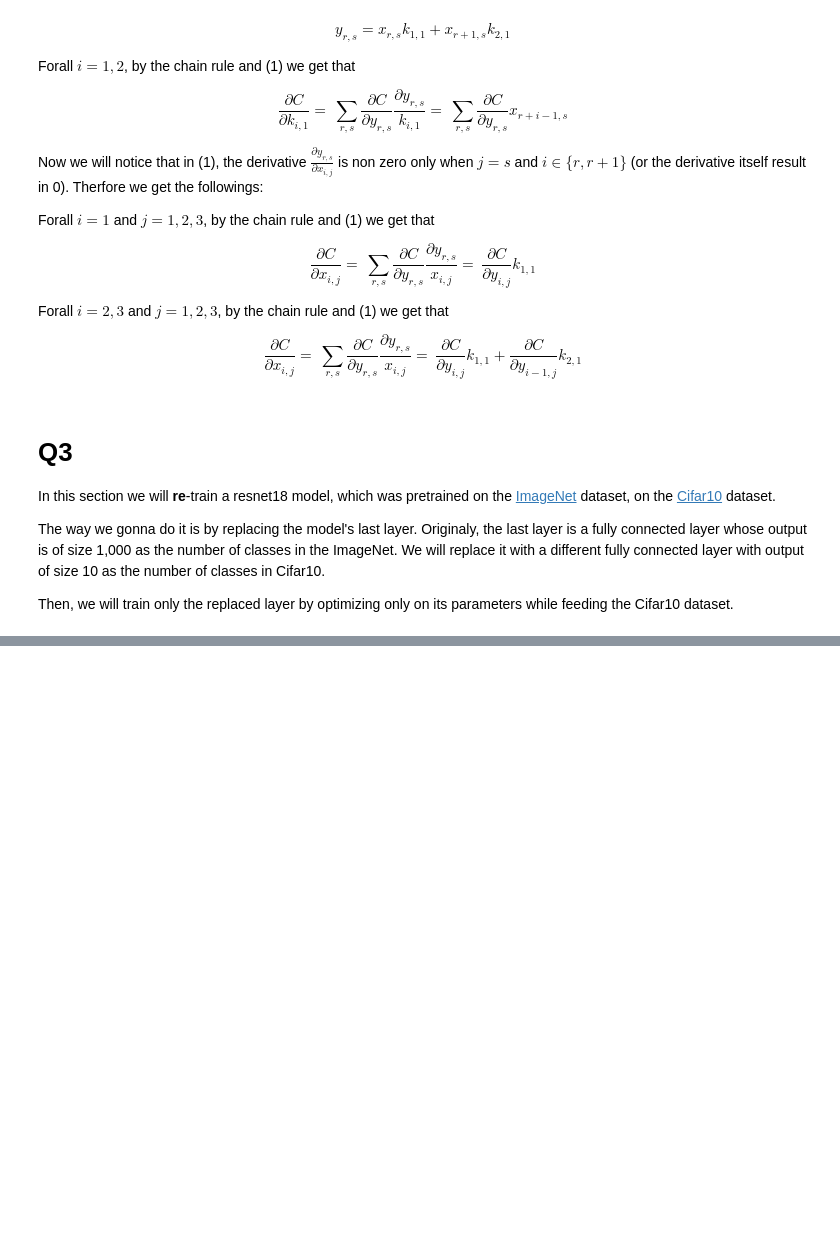
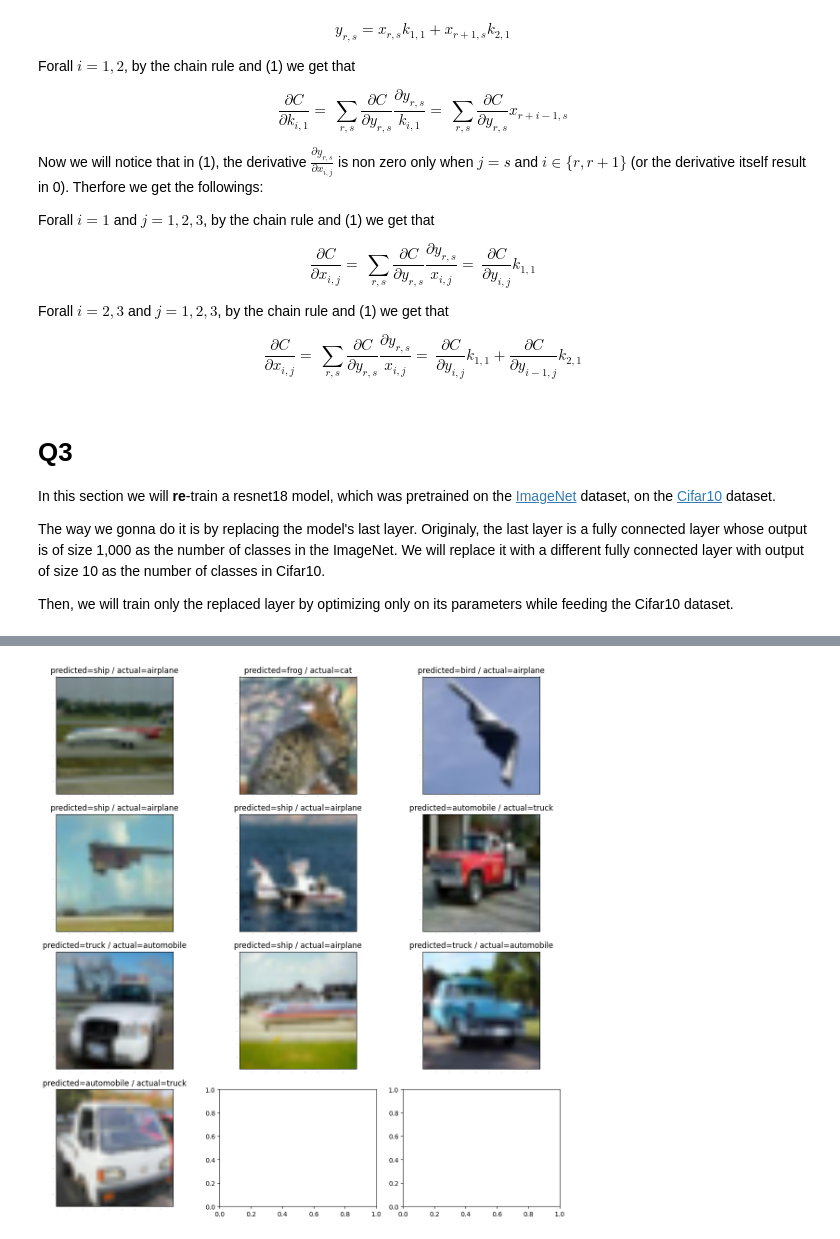
Before and after one commit to tglanz/bsc, a Jupyter notebook: 2024b-22961/mmn15/mmn15.ipynb, the cells around one changed output, grey strips where cells are left out. Cells and saved outputs as stored; diff of their text form; code cells hidden in the pictures; blank space fills up the shorter version.

```diff
--- a/2024b-22961/mmn15/mmn15.ipynb
+++ b/2024b-22961/mmn15/mmn15.ipynb
@@ -496,0 +631,4 @@ plot_model_stats(training_accuracy_per_batch, eval_accuracy_distribution)
+# %%
+plot_blunts(blunts, test_ds.classes)
+# %% [output]
+[figure, added]
```
Also changed, not shown: parts of 18 cells of this notebook.
